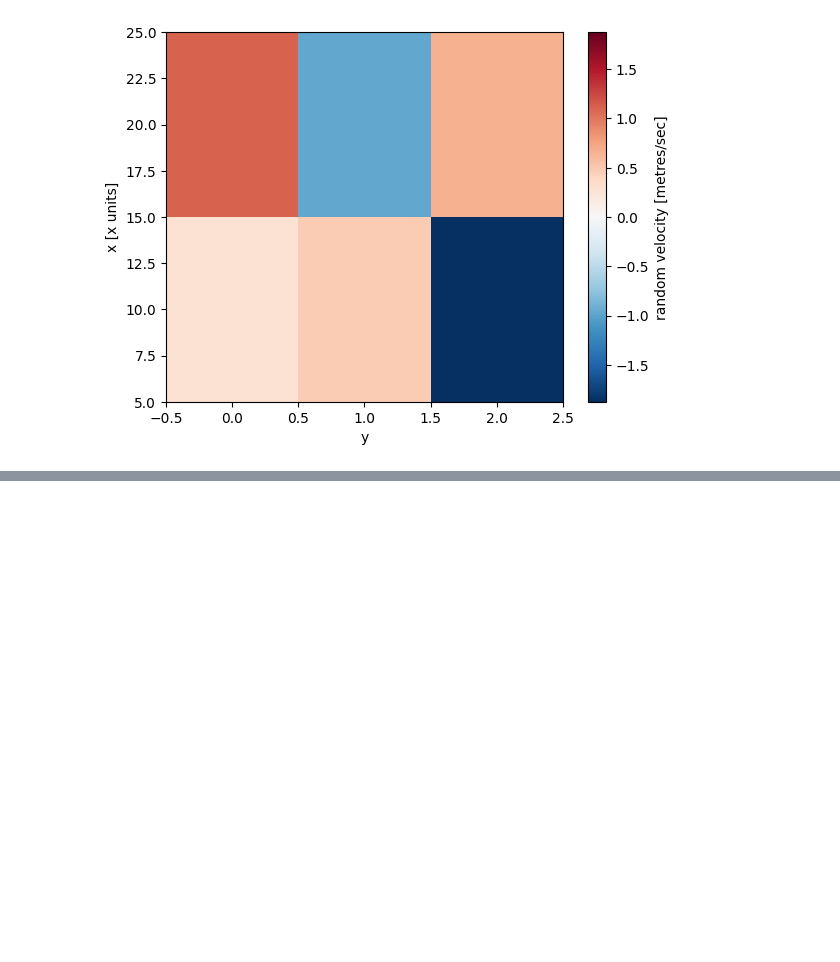
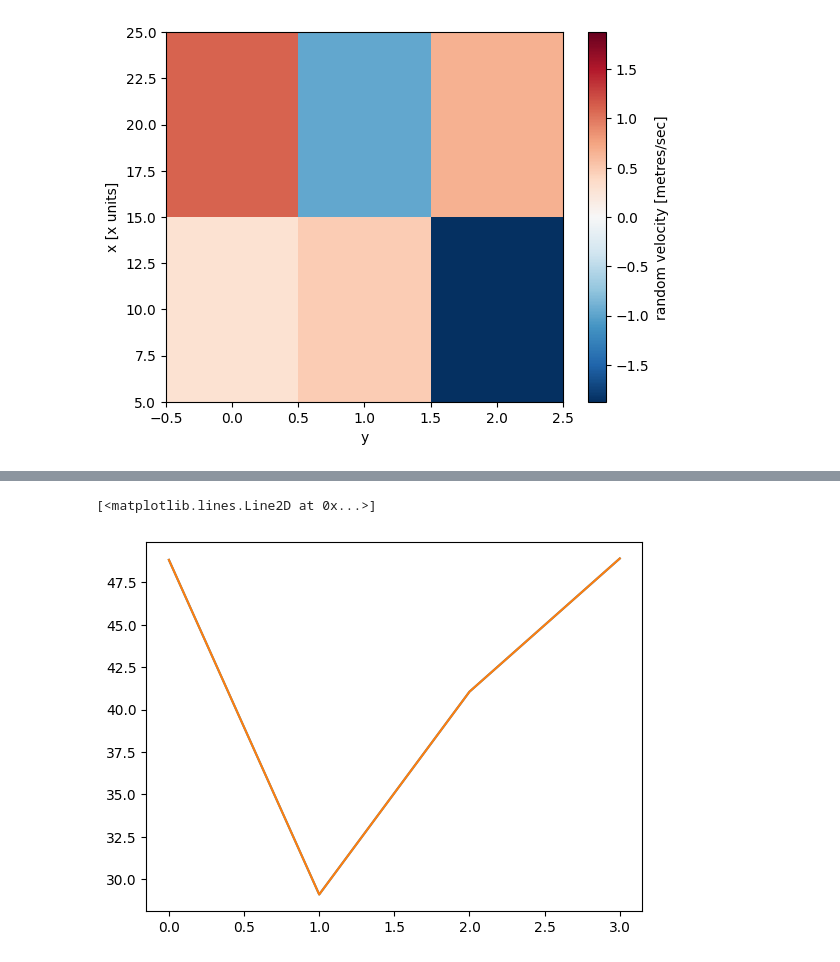
Before and after one commit to fmuranda/Climate_Science., a Jupyter notebook: xarray.ipynb, the cells around one changed output, grey strips where cells are left out. Cells and saved outputs as stored; diff of their text form; code cells hidden in the pictures; blank space fills up the shorter version.

```diff
--- a/xarray.ipynb
+++ b/xarray.ipynb
@@ -115,0 +615,9 @@ data.plot()
+# %%
+ds = xr.Dataset()
+ds["temperature"] = (("loc", "instrument", "time"), temperature)
+ds["temperature_double"] = (("loc", "instrument", "time"), temperature * 2)
+ds["precipitation"] = (("loc", "instrument", "time"), precipitation)
+ds.coords["lat"] = (("loc",), lat)
+ds.coords["lon"] = (("loc",), lon)
+ds.coords["time"] = pd.date_range("2014-09-06", periods=4)
+ds.coords["reference_time"] = pd.Timestamp("2014-09-05")
@@ -115,0 +693,8 @@ data.plot()
+# %%
+# these lines are equivalent, but with pipe we can make the logic flow
+# entirely from left to right
+plt.plot((2 * ds.temperature.sel(loc=0)).mean("instrument"))
+(ds.temperature.sel(loc=0).pipe(lambda x: 2 * x).mean("instrument").pipe(plt.plot))
+# %% [output]
+[<matplotlib.lines.Line2D at 0x...>]
+[figure, added]
```
Also changed, not shown: parts of 60 cells of this notebook.
